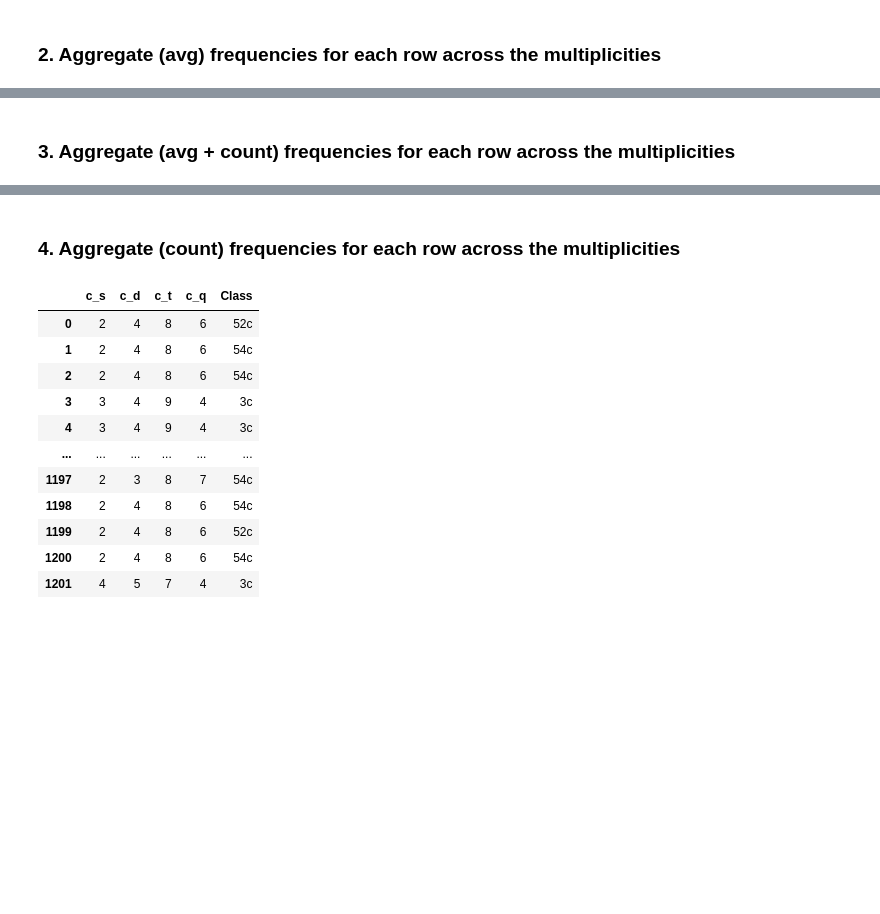
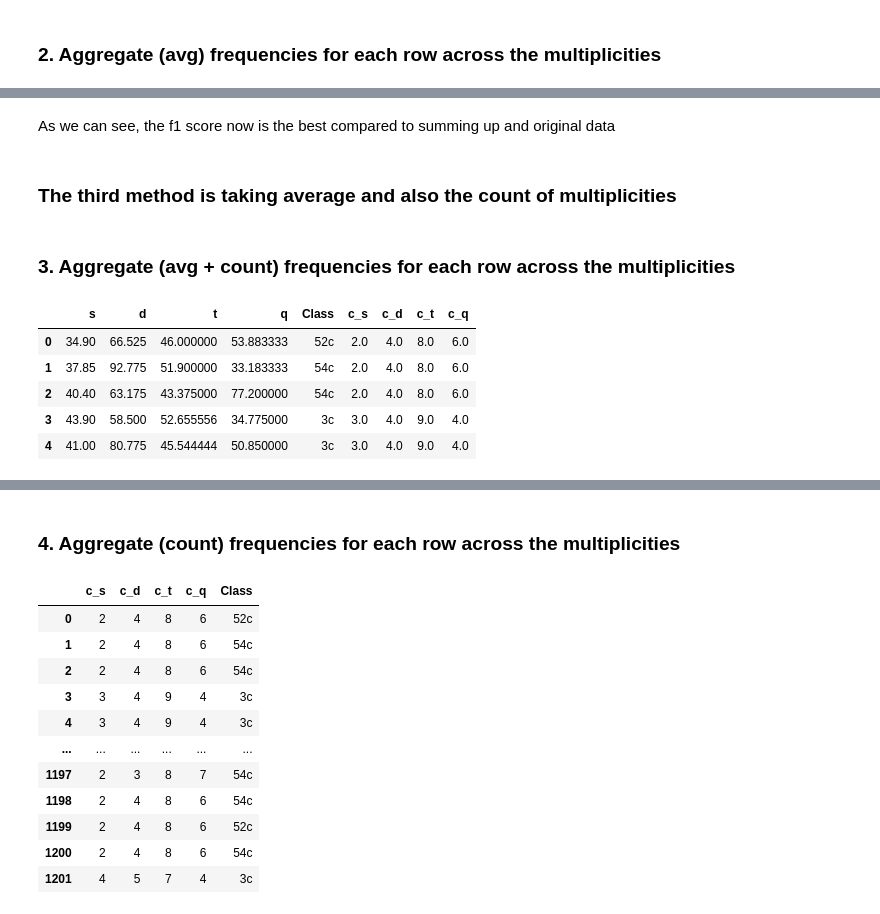
Before and after one commit to Darius888/TFART_Project, a Jupyter notebook: TFART_Project.ipynb, the cells around one changed output, grey strips where cells are left out. Cells and saved outputs as stored; diff of their text form; code cells hidden in the pictures; blank space fills up the shorter version.

```diff
--- a/TFART_Project.ipynb
+++ b/TFART_Project.ipynb
@@ -533,7 +543,7 @@ freq = ["a6", "a8", "a10",
                         "a32", "a34", "a36", "a38", "a40",
                         "a42", "a44"]
 
-agg_df = pd.DataFrame(columns=['s', 'd', 't', 'q', 'Class'])
+agg_df_1 = pd.DataFrame(columns=['s', 'd', 't', 'q', 'Class'])
 
 for index, row in df.iterrows():
     s = 0
@@ -551,4 +561,4 @@ for index, row in df.iterrows():
         else:
             q = q + row[l[1]]
 
-    agg_df = agg_df.append(pd.DataFrame({'s': [s], 'd': [d], 't': [t], 'q': [q], 'Class': [row['Class']]}), ignore_index=True)
+    agg_df_1 = agg_df_1.append(pd.DataFrame({'s': [s], 'd': [d], 't': [t], 'q': [q], 'Class': [row['Class']]}), ignore_index=True)
@@ -620,7 +626,7 @@ f1_score(test_Y, predictions, average='macro')
 # %% [markdown]
 ### 2. Aggregate (avg) frequencies for each row across the multiplicities
 # %%
-agg_df = pd.DataFrame(columns=['s', 'd', 't', 'q', 'Class'])
+agg_df_2 = pd.DataFrame(columns=['s', 'd', 't', 'q', 'Class'])
 
 for index, row in df.iterrows():
     s = 0
@@ -656,4 +662,4 @@ for index, row in df.iterrows():
     if(c_q != 0):
         q = q / c_q
 
-    agg_df = agg_df.append(pd.DataFrame({'s': [s], 'd': [d], 't': [t], 'q': [q], 'Class': [row['Class']]}), ignore_index=True)
+    agg_df_2 = agg_df_2.append(pd.DataFrame({'s': [s], 'd': [d], 't': [t], 'q': [q], 'Class': [row['Class']]}), ignore_index=True)
@@ -664,7 +714,11 @@ f1_score(test_Y, predictions, average='macro')
+# %% [markdown]
+As we can see, the f1 score now is the best compared to summing up and original data
+# %% [markdown]
+### The third method is taking average and also the count of multiplicities
 # %% [markdown]
 ### 3. Aggregate (avg + count) frequencies for each row across the multiplicities
 # %%
-agg_df = pd.DataFrame(columns=['s', 'd', 't', 'q', 'Class'])
+agg_df_3 = pd.DataFrame(columns=['s', 'd', 't', 'q', 'Class'])
 
 for index, row in df.iterrows():
     s = 0
@@ -700,6 +754,15 @@ for index, row in df.iterrows():
     if(c_q != 0):
         q = q / c_q
 
-    agg_df = agg_df.append(pd.DataFrame({'s': [s], 'c_s': [c_s], 'd': [d], 'c_d': [c_d], 't': [t], 'c_t': [c_t], 'q': [q], 'c_q': [c_q], 'Class': [row['Class']]}), ignore_index=True)
+    agg_df_3 = agg_df_3.append(pd.DataFrame({'s': [s], 'c_s': [c_s], 'd': [d], 'c_d': [c_d], 't': [t], 'c_t': [c_t], 'q': [q], 'c_q': [c_q], 'Class': [row['Class']]}), ignore_index=True)
+# %%
+agg_df_3.head()
+# %% [output]
+|  | s | d | t | q | Class | c_s | c_d | c_t | c_q |
+| 0 | 34.90 | 66.525 | 46.000000 | 53.883333 | 52c | 2.0 | 4.0 | 8.0 | 6.0 |
+| 1 | 37.85 | 92.775 | 51.900000 | 33.183333 | 54c | 2.0 | 4.0 | 8.0 | 6.0 |
+| 2 | 40.40 | 63.175 | 43.375000 | 77.200000 | 54c | 2.0 | 4.0 | 8.0 | 6.0 |
+| 3 | 43.90 | 58.500 | 52.655556 | 34.775000 | 3c | 3.0 | 4.0 | 9.0 | 4.0 |
+| 4 | 41.00 | 80.775 | 45.544444 | 50.850000 | 3c | 3.0 | 4.0 | 9.0 | 4.0 |
 # %%
 cols_at_end = ['Class']
```
Also changed, not shown: parts of 45 cells of this notebook.
